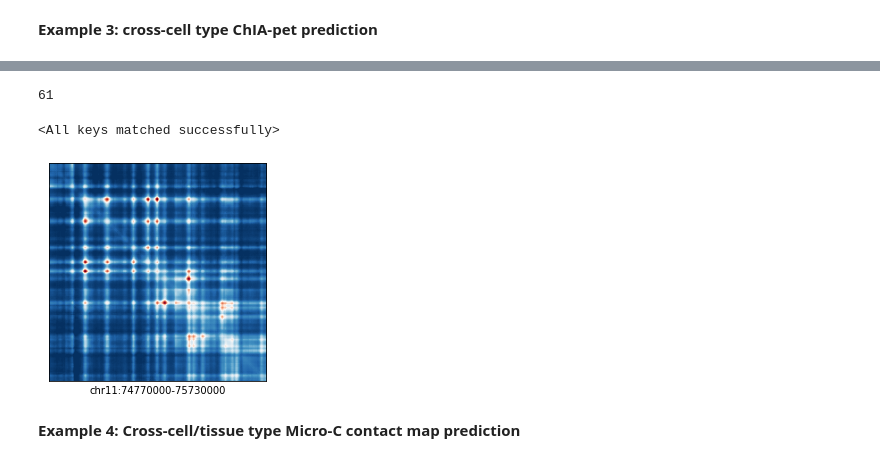
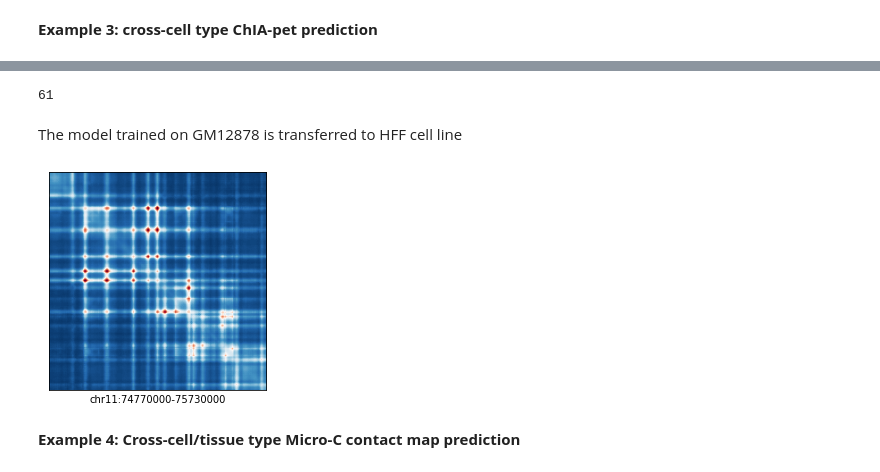
Before and after one commit to liu-bioinfo-lab/EPCOT, a Jupyter notebook: EPCOT_usage.ipynb, the cells around one changed output, grey strips where cells are left out. Saved outputs shown, nothing was run; the diff lists cells and outputs as text; code cells hidden in the pictures.

```diff
--- a/EPCOT_usage.ipynb
+++ b/EPCOT_usage.ipynb
@@ -605,11 +535,11 @@ plt.show()
+# %%
+HFF_dnase=load_input_dnase('DNase/HFF_dnase.pickle')
 # %%
-hic_model_chiapet= build_pretrain_model_hic(hic_args)
-hic_model_chiapet.cuda()
-hic_model_chiapet.eval()
-for m in hic_model.modules():
+saved_model='models/GM12878_CTCF_chiapet.pt'
+chiapet_model=load_hic_model(saved_model,device)
+
+for m in chiapet_model.modules():
     if m.__class__.__name__.startswith('BatchNorm'):
         m.train()
-hic_model_chiapet.load_state_dict(torch.load('models/GM12878_CTCF_chiapet.pt'))
 # %% [output]
 61
-<All keys matched successfully>
@@ -620,15 +546,16 @@ with open('hff_dnase.pickle','rb') as f:
+# %% [markdown]
+The model trained on GM12878 is transferred to HFF cell line
+# %%
+hic_chrom,hic_start,hic_end=['chr11',74750000,75750000]
+
+pred_chiapet=predict_hic(chiapet_model,hic_chrom,hic_start,hic_end,HFF_dnase,fasta_extractor)
 # %%
-### the model trained on GM12878 is transferred to HFF cell line
-hic_chrom,hic_start,hic_end=['chr11',74750000,75750000]
-hff_dnase=hff_tmp_dnase[hic_chrom[3:]].toarray().squeeze()
-pred_hic=predict_hic(hic_model_chiapet,hic_chrom,hic_start,hic_end,hff_dnase,fasta_extractor)
-pred_hic_mat=complete_mat(arraytouptri(pred_hic.squeeze(),hic_args))
-
+### plot results
 fig,ax=plt.subplots()
-plot_hic(ax,pred_hic_mat,vmin=0,vmax=3)
+plot_hic(ax,pred_chiapet,vmin=0,vmax=3)
 ax.set_xlabel('%s:%s-%s'%(hic_chrom,hic_start+20000,hic_end-20000))
 plt.show()
 # %% [output]
-[figure, old version]
+[figure, new version]
 # %% [markdown]
 **Example 4: Cross-cell/tissue type Micro-C contact map prediction**
```
Also changed, not shown: parts of 61 cells of this notebook.
